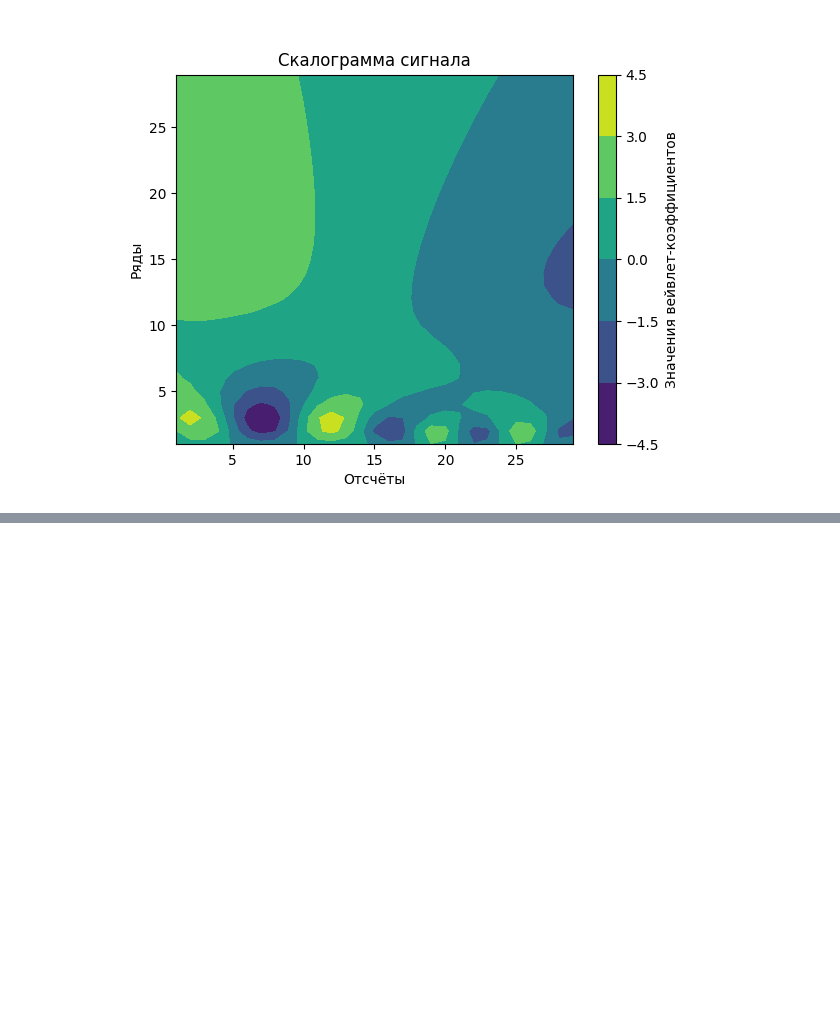
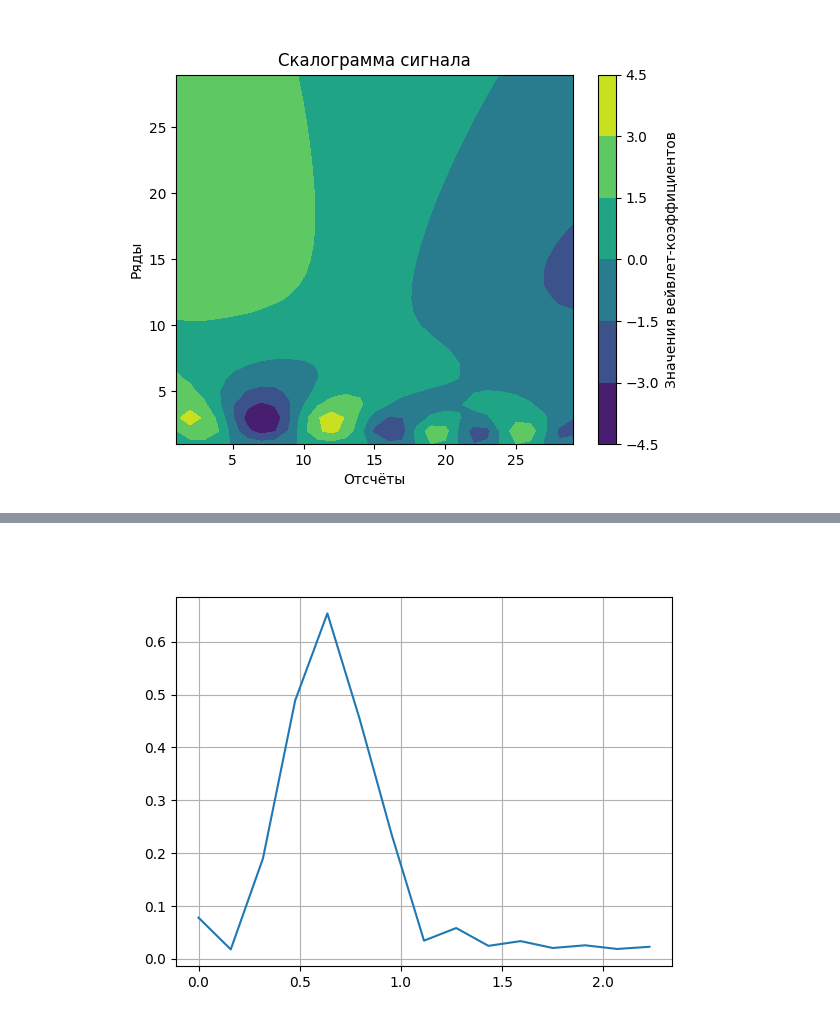
Before and after one commit to Niatomi/conversion-of-measurement-signals-course, a Jupyter notebook: src/practice_9.ipynb, the cells around one changed output, grey strips where cells are left out. Cells and saved outputs as stored; diff of their text form; code cells hidden in the pictures; blank space fills up the shorter version.

```diff
--- a/src/practice_9.ipynb
+++ b/src/practice_9.ipynb
@@ -93,0 +108,12 @@ plt.show()
+# %%
+N = 30
+T = (2 * np.pi / N)
+x = np.linspace(0.0, N * T, N, endpoint=False)
+fig, ax = plt.subplots(1, 1)
+yf = fft(y(x))
+xf = fftfreq(N, T)[:N // 2]
+plt.plot(xf, 2.0 / N * np.abs(yf[0:N // 2]))
+plt.grid()
+plt.show()
+# %% [output]
+[figure, added]
```
Also changed, not shown: parts of 1 cell of this notebook.
